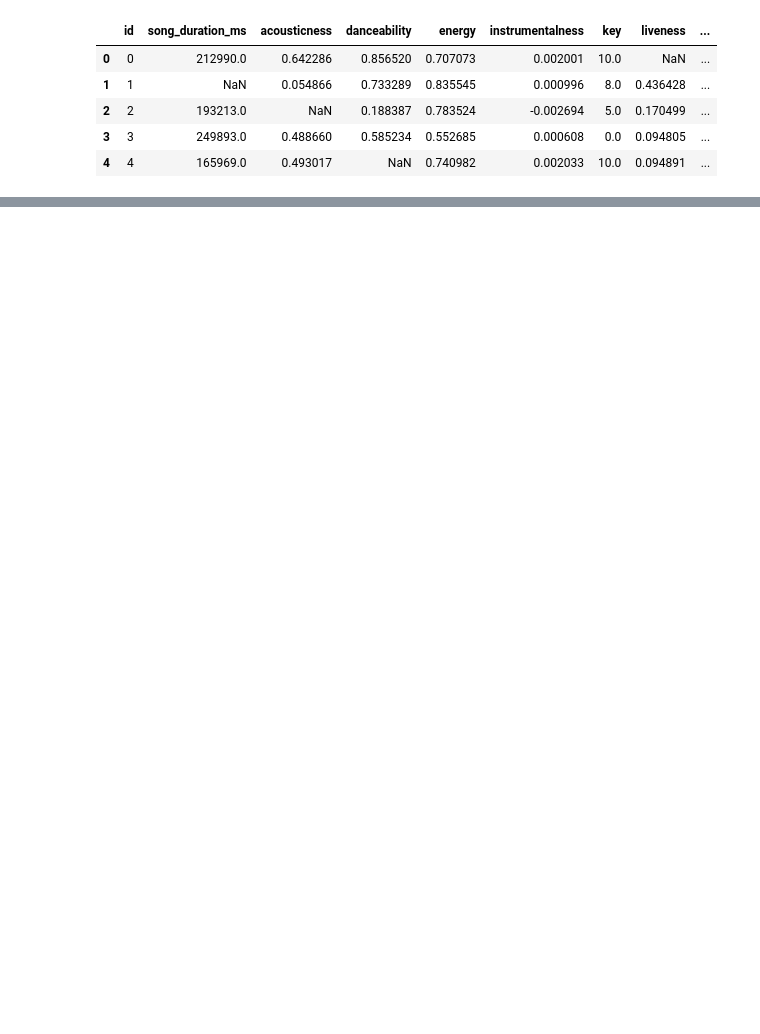
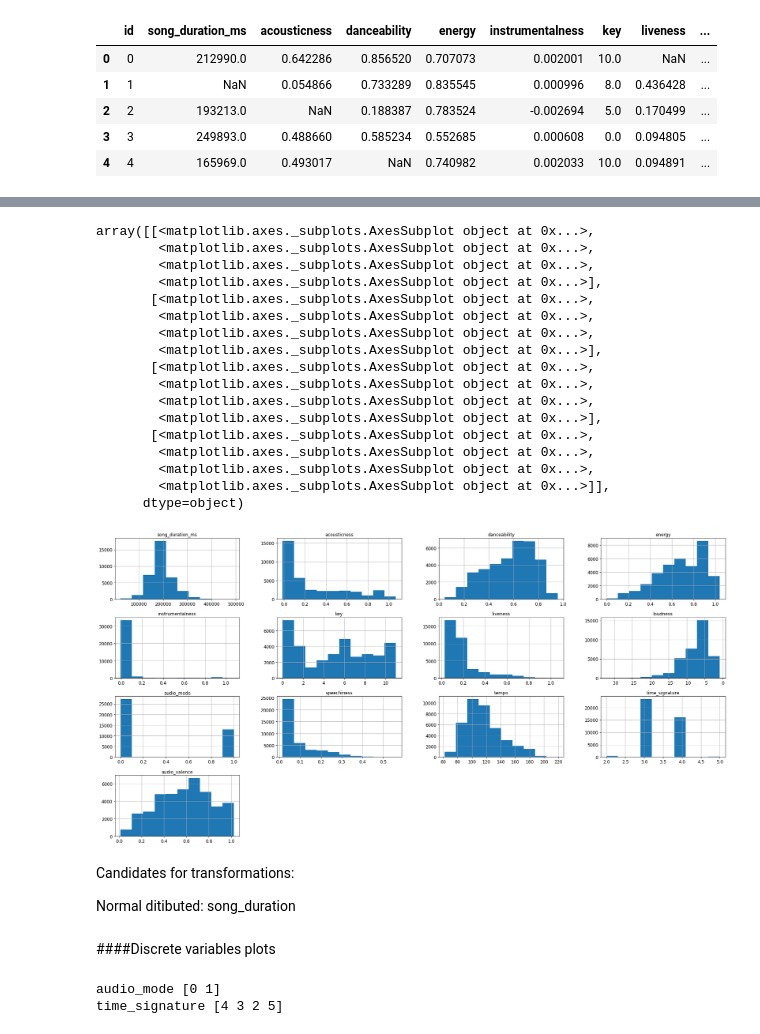
Before and after one commit to dataqueenpend/Projects-, a Jupyter notebook: Song_Popularity_Prediction.ipynb, the cells around one changed output, grey strips where cells are left out. Drawn from its saved outputs; the diff is of its cells as text; code cells hidden in the pictures; blank space fills up the shorter version.

```diff
--- a/Song_Popularity_Prediction.ipynb
+++ b/Song_Popularity_Prediction.ipynb
@@ -39,0 +153,39 @@ song.head()
+# %%
+song_copy = song.copy() #Creating copy of the data
+# %%
+song_copy = song_copy.drop(['id', 'song_popularity'], axis=1) #Dropping id and target columns
+# %%
+song_copy.hist(figsize=(30,15)) #Plotting histograms to the check distribution
+# %% [output]
+array([[<matplotlib.axes._subplots.AxesSubplot object at 0x...>,
+        <matplotlib.axes._subplots.AxesSubplot object at 0x...>,
+        <matplotlib.axes._subplots.AxesSubplot object at 0x...>,
+        <matplotlib.axes._subplots.AxesSubplot object at 0x...>],
+       [<matplotlib.axes._subplots.AxesSubplot object at 0x...>,
+        <matplotlib.axes._subplots.AxesSubplot object at 0x...>,
+        <matplotlib.axes._subplots.AxesSubplot object at 0x...>,
+        <matplotlib.axes._subplots.AxesSubplot object at 0x...>],
+       [<matplotlib.axes._subplots.AxesSubplot object at 0x...>,
+        <matplotlib.axes._subplots.AxesSubplot object at 0x...>,
+        <matplotlib.axes._subplots.AxesSubplot object at 0x...>,
+        <matplotlib.axes._subplots.AxesSubplot object at 0x...>],
+       [<matplotlib.axes._subplots.AxesSubplot object at 0x...>,
+        <matplotlib.axes._subplots.AxesSubplot object at 0x...>,
+        <matplotlib.axes._subplots.AxesSubplot object at 0x...>,
+        <matplotlib.axes._subplots.AxesSubplot object at 0x...>]],
+      dtype=object)
+[figure, added]
+# %% [markdown]
+Candidates for transformations:
+
+Normal ditibuted: song_duration
+# %% [markdown]
+####Discrete variables plots
+# %%
+#Checking out unique values in discrete variables
+num_categorical = ['audio_mode', 'time_signature']
+for i in num_categorical:
+  print(i, song[i].unique())
+# %% [output]
+audio_mode [0 1]
+time_signature [4 3 2 5]
```
Also changed, not shown: parts of 18 cells of this notebook.
